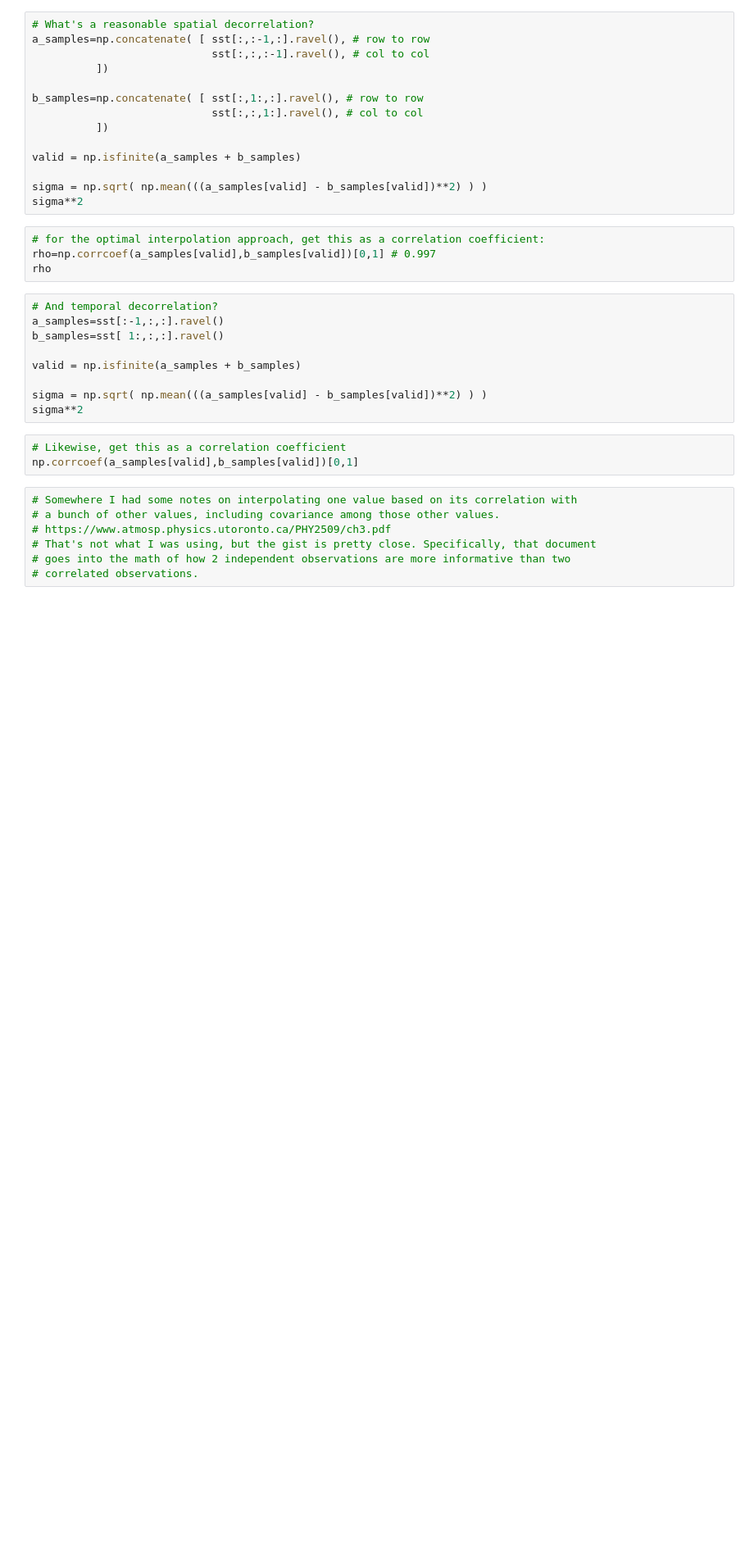
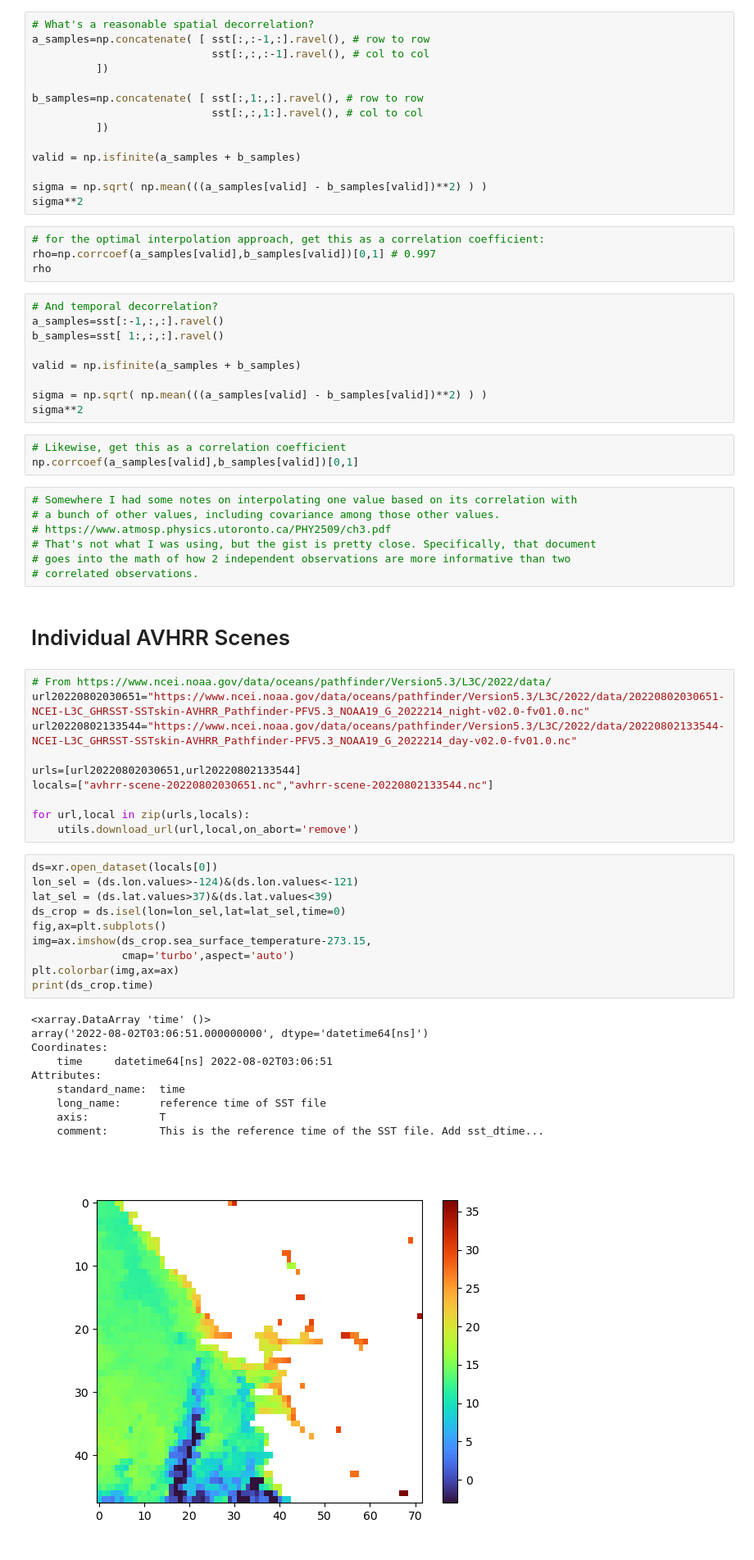
Before and after one commit to rustychris/wy2022_bloom, a Jupyter notebook: RS_temperature/AVHRR.ipynb, the cells around one changed output. Shown at 82% size. Drawn from its saved outputs; the diff is of its cells as text; blank space fills up the shorter version.

```diff
--- a/RS_temperature/AVHRR.ipynb
+++ b/RS_temperature/AVHRR.ipynb
@@ -606,3 +634,37 @@ np.corrcoef(a_samples[valid],b_samples[valid])[0,1]
 # That's not what I was using, but the gist is pretty close. Specifically, that document
 # goes into the math of how 2 independent observations are more informative than two
 # correlated observations.
+# %% [markdown]
+Individual AVHRR Scenes
+==
+# %%
+# From https://www.ncei.noaa.gov/data/oceans/pathfinder/Version5.3/L3C/2022/data/
+url20220802030651="https://www.ncei.noaa.gov/data/oceans/pathfinder/Version5.3/L3C/2022/data/20220802030651-NCEI-L3C_GHRSST-SSTskin-AVHRR_Pathfinder-PFV5.3_NOAA19_G_2022214_night-v02.0-fv01.0.nc"
+url20220802133544="https://www.ncei.noaa.gov/data/oceans/pathfinder/Version5.3/L3C/2022/data/20220802133544-NCEI-L3C_GHRSST-SSTskin-AVHRR_Pathfinder-PFV5.3_NOAA19_G_2022214_day-v02.0-fv01.0.nc"
+
+urls=[url20220802030651,url20220802133544]
+locals=["avhrr-scene-20220802030651.nc","avhrr-scene-20220802133544.nc"]
+
+for url,local in zip(urls,locals):
+    utils.download_url(url,local,on_abort='remove')
+# %%
+ds=xr.open_dataset(locals[0])
+lon_sel = (ds.lon.values>-124)&(ds.lon.values<-121)
+lat_sel = (ds.lat.values>37)&(ds.lat.values<39)
+ds_crop = ds.isel(lon=lon_sel,lat=lat_sel,time=0)
+fig,ax=plt.subplots()
+img=ax.imshow(ds_crop.sea_surface_temperature-273.15,
+              cmap='turbo',aspect='auto')
+plt.colorbar(img,ax=ax)
+print(ds_crop.time)
+# %% [output]
+<xarray.DataArray 'time' ()>
+array('2022-08-02T03:06:51.000000000', dtype='datetime64[ns]')
+Coordinates:
+    time     datetime64[ns] 2022-08-02T03:06:51
+Attributes:
+    standard_name:  time
+    long_name:      reference time of SST file
+    axis:           T
+    comment:        This is the reference time of the SST file. Add sst_dtime...
+[figure, added]
```
Also changed, not shown: parts of 33 cells of this notebook, 4 other files.
